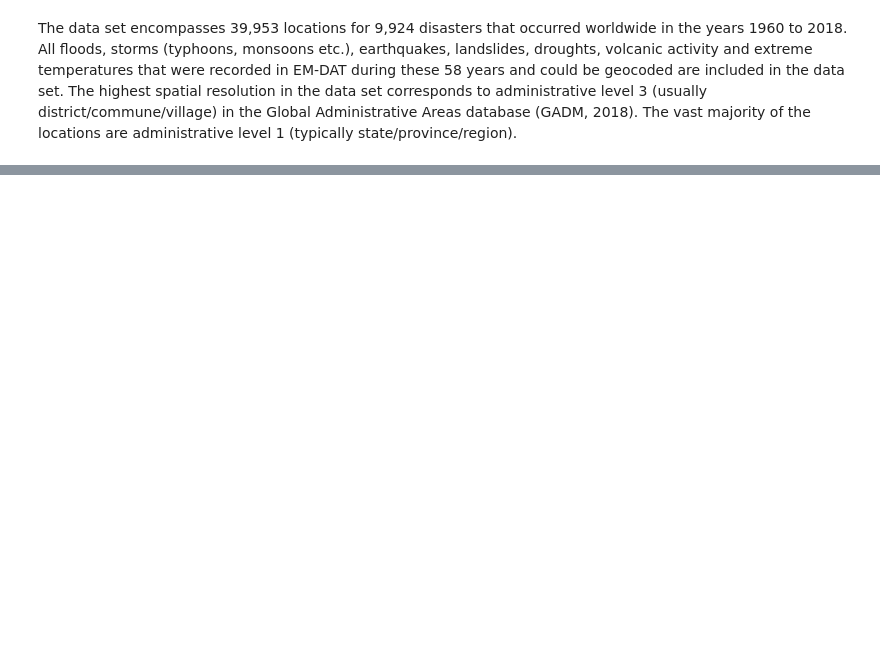
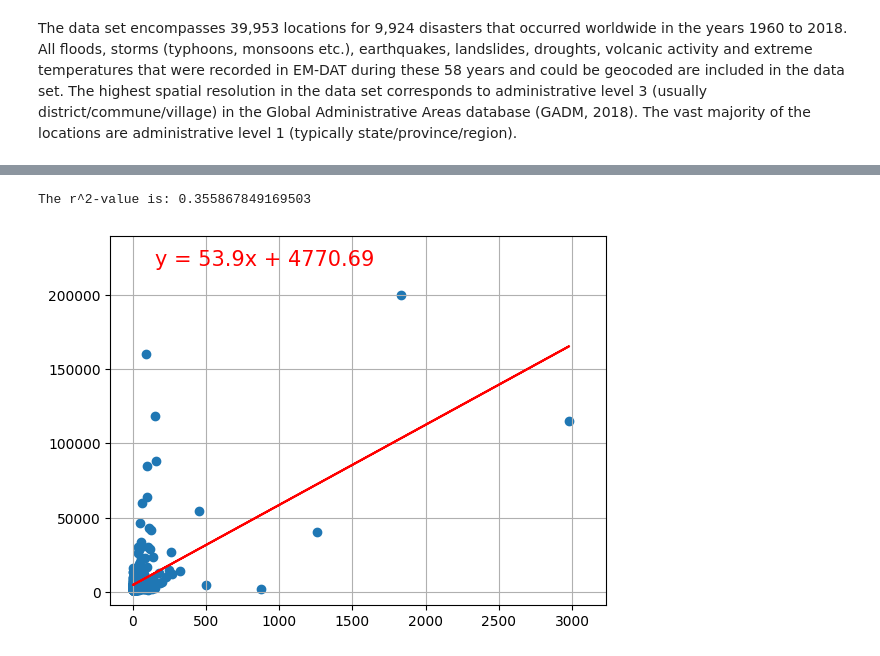
Before and after one commit to andrewplane/project_one, a Jupyter notebook: riley.ipynb, the cells around one changed output, grey strips where cells are left out. Cells and saved outputs as stored; diff of their text form; code cells hidden in the pictures; blank space fills up the shorter version.

```diff
--- a/riley.ipynb
+++ b/riley.ipynb
@@ -69,0 +198,10 @@ geo_plot_by_decade2(decades)
+# %%
+csv_file = 'Resources/events-US-1980-2024-Q3.csv'
+df = pd.read_csv(csv_file)
+df.head()
+
+df.columns = df.iloc[1]
+
+df = df.drop(df.index[0:2]).reset_index(drop=True)
+df = df[pd.to_numeric(df['CPI-Adjusted Cost'], errors='coerce').notna()]
+df[['CPI-Adjusted Cost','Unadjusted Cost', 'Deaths']]= df[['CPI-Adjusted Cost','Unadjusted Cost', 'Deaths']].astype(float)
@@ -69,0 +260,5 @@ geo_plot_by_decade2(decades)
+# %%
+plot_linear_regression(df['Deaths'], df['CPI-Adjusted Cost'])
+# %% [output]
+The r^2-value is: 0.355867849169503
+[figure, added]
```
Also changed, not shown: parts of 19 cells of this notebook, 1 other file.
